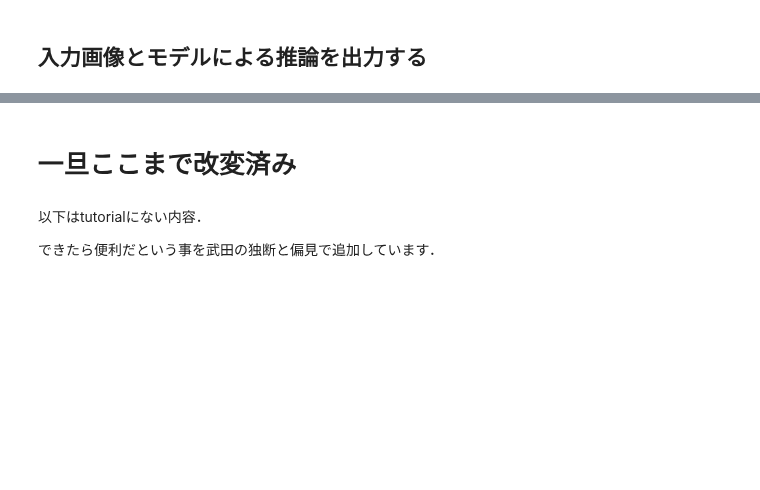
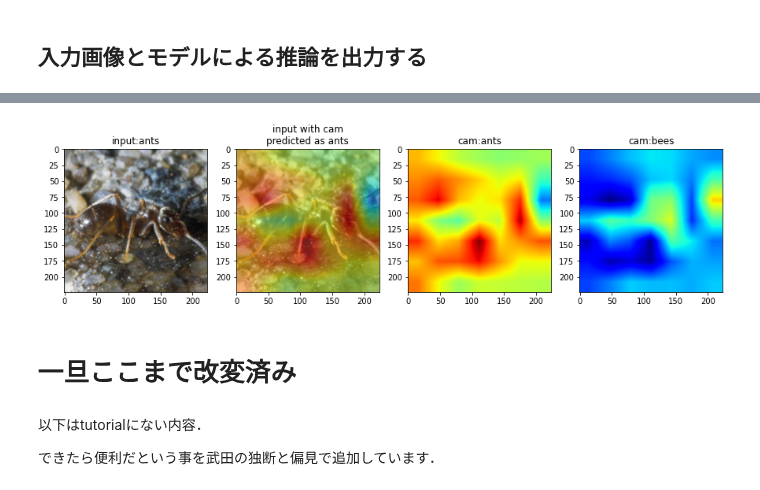
Before and after one commit to tsakailab/alpp, a Jupyter notebook: sandbox/pytorch_tutorial.ipynb, the cells around one changed output, grey strips where cells are left out. Drawn from its saved outputs; the diff is of its cells as text; code cells hidden in the pictures; blank space fills up the shorter version.

```diff
--- a/sandbox/pytorch_tutorial.ipynb
+++ b/sandbox/pytorch_tutorial.ipynb
@@ -407,7 +445,7 @@ class my_model(nn.Module):
     def __init__(self, output_channel):
         super().__init__()
 
-        self.feature_extractor = ___ # ここを変更する
+        self.feature_extractor = vgg.features # ここを変更する
         self.fc1 = nn.Linear(output_channel,2)
 
     def forward(self,x):
@@ -416,7 +454,7 @@ class my_model(nn.Module):
         x = self.fc1(x)
         return x
 # %%
-output_channel = 256 # 最終的に出力される特徴マップのチャネル数をここに入力してください。
+output_channel = 512 # 最終的に出力される特徴マップのチャネル数をここに入力してください。
 model = my_model(output_channel).to(device)
 # %%
 summary(model, (3, 224, 224))
@@ -439,0 +530,79 @@ plt.show()
+# %%
+# set random input image
+import random
+from PIL import Image
+target_num = 0
+target = ['ants','bees'][target_num]
+img = Image.open('./hymenoptera_data/val/{}/'.format(target) + random.choice(os.listdir('./hymenoptera_data/val/{}/'.format(target))))
+img = data_transforms['val'](img)
+
+# prepare the input image for plot
+inp = img
+inp = inp.numpy().transpose((1, 2, 0))
+mean = np.array([0.485, 0.456, 0.406])
+std = np.array([0.229, 0.224, 0.225])
+inp = std * inp + mean
+inp = np.clip(inp, 0, 1)
+
+# extract layers
+model_features = model_ft.feature_extractor
+model_dense = model_ft.fc1
+
+# make layer used to make cam
+cam_extractor = torch.nn.Conv2d(model_dense.weight.shape[1], model_dense.weight.shape[0], 1, padding=0, bias=False)
+cam_extractor.weight = torch.nn.Parameter(model_dense.weight.unsqueeze(-1).unsqueeze(-1))
+
+# calc feature maps
+features = model_features(img.unsqueeze(0).to(device))
+
+# predict
+pooled = features.mean([-2,-1])
+pred = model_dense(pooled)
+
+# calc cam
+cam = cam_extractor(features)
+cam = cam.squeeze()
+
+# normalize cam
+cam_min = torch.min(cam)
+cam_max = torch.max(cam - cam_min)
+cam = (cam - cam_min)/cam_max
+
+# resize cam
+resizing_function = transforms.Compose([
+        transforms.Resize(224),
+    ])
+cam = resizing_function(cam)
+
+def toHeatmap(x):
+    x = (x*255).reshape(-1)
+    cm = plt.get_cmap('jet')
+    x = np.array([cm(int(np.round(xi)))[:3] for xi in x]) # ここの処理が重い．
+    width = img.shape[-1]
+    return x.reshape(width,width,3)
+
+# make cam heatmap
+cam = [toHeatmap(cam[0].detach().cpu()),
+       toHeatmap(cam[1].detach().cpu())]
+
+# set alpha value
+alpha = 0.5
+
+# mask input image by cam
+cam_image = inp*alpha + cam[target_num]*(1-alpha)
+
+# plot
+fig = plt.figure(figsize = (15,8))
+plt.subplot(1,4,1)
+plt.imshow(inp)
+plt.title('input:{}'.format(['ants','bees'][target_num]))
+plt.subplot(1,4,2)
+plt.title('input with cam\npredicted as {}'.format(['ants','bees'][torch.max(pred, 1)[1].item()]))
+plt.imshow(cam_image)
+plt.subplot(1,4,3)
+plt.imshow(cam[0])
+plt.title('cam:{}'.format(['ants','bees'][0]))
+plt.subplot(1,4,4)
+plt.imshow(cam[1])
+plt.title('cam:{}'.format(['ants','bees'][1]))
+# %% [output]
@@ -440,3 +610,4 @@ plt.show()
+[figure, added]
 # %% [markdown]
 # 一旦ここまで改変済み
 # %%
```
Also changed, not shown: parts of 12 cells of this notebook.
